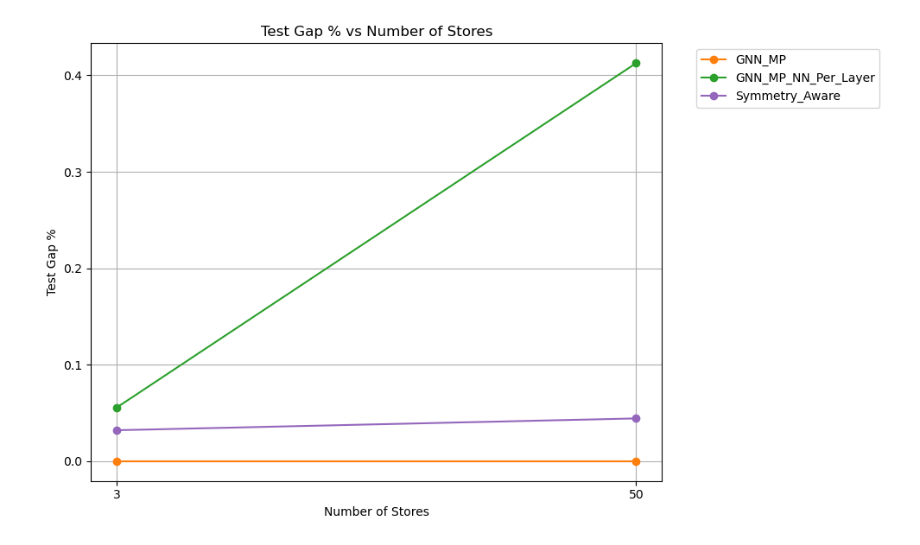
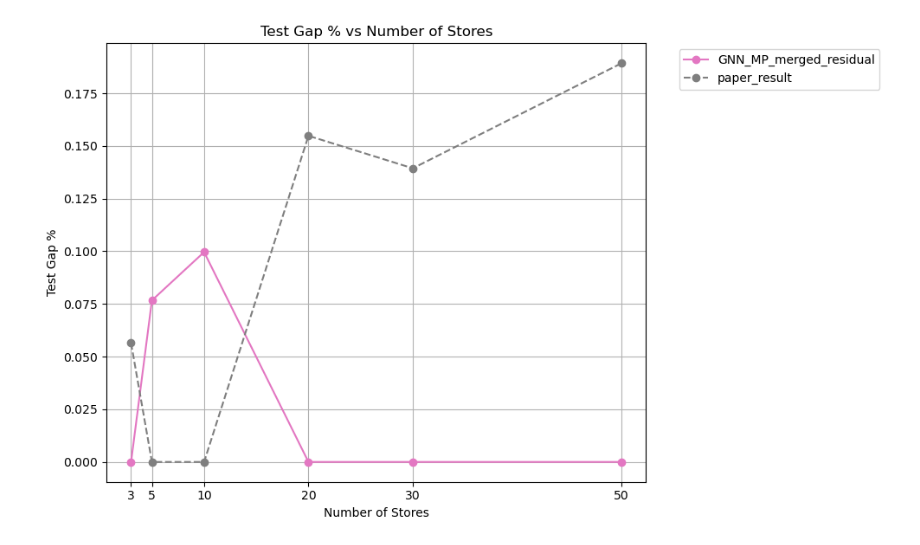
Before and after one commit to minuk302/Neural_inventory_control, a Jupyter notebook: analysis/ray_generic_architecture.ipynb, the cells around one changed output. Cells and saved outputs as stored; diff of their text form; code cells hidden in the pictures.

```diff
--- a/analysis/ray_generic_architecture.ipynb
+++ b/analysis/ray_generic_architecture.ipynb
@@ -128,29 +128,23 @@ def collect_data_and_plot(df, test_mode, setting_name, underage_cost):
 # %%
 # Define color scheme for architecture types
 color_scheme = {
-    "Symmetry_Aware": "#9467bd",  # Purple
-    "GNN_MP": "#ff7f0e",  # Orange
-    "GNN_MP_NN_Per_Layer": "#2ca02c",  # Green
+    "GNN_MP_merged_residual": "#e377c2",  # Pink
+    "paper_result": "#7f7f7f"  # Gray
 }
 
 linestyle_scheme = {
-    "Symmetry_Aware": "-",  # Solid
-    "GNN_MP": "-",  # Solid
-    "GNN_MP_NN_Per_Layer": "-",  # Solid
+    "GNN_MP_merged_residual": "-",  # Solid
+    "paper_result": "--"  # Dashed
 }
 
 testset_name = "generic_architecture"
-symmetry_aware_paths = {
-    3: f'/user/ml4723/Prj/NIC/ray_results/{testset_name}/symmetry_aware/3',
-    50: f'/user/ml4723/Prj/NIC/ray_results/{testset_name}/symmetry_aware/50'
-}
-gnn_mp_paths = {
-    3: f'/user/ml4723/Prj/NIC/ray_results/{testset_name}/GNN_MP/3',
-    50: f'/user/ml4723/Prj/NIC/ray_results/{testset_name}/GNN_MP/50'
-}
-gnn_mp_nn_per_layer_paths = {
-    3: f'/user/ml4723/Prj/NIC/ray_results/{testset_name}/GNN_MP_NN_Per_Layer/3',
-    50: f'/user/ml4723/Prj/NIC/ray_results/{testset_name}/GNN_MP_NN_Per_Layer/50'
+gnn_mp_merged_residual_paths = {
+    3: f'/user/ml4723/Prj/NIC/ray_results/{testset_name}/GNN_MP_merged_residual/3',
+    5: f'/user/ml4723/Prj/NIC/ray_results/{testset_name}/GNN_MP_merged_residual/5',
+    10: f'/user/ml4723/Prj/NIC/ray_results/{testset_name}/GNN_MP_merged_residual/10',
+    20: f'/user/ml4723/Prj/NIC/ray_results/{testset_name}/GNN_MP_merged_residual/20',
+    30: f'/user/ml4723/Prj/NIC/ray_results/{testset_name}/GNN_MP_merged_residual/30',
+    50: f'/user/ml4723/Prj/NIC/ray_results/{testset_name}/GNN_MP_merged_residual/50'
 }
 
 def custom_data_filler(out_row, reference_row):
@@ -164,32 +158,28 @@ pick_row_from_run_by = 'test_loss'
 
 results_interpretor = rri.RayResultsinterpreter()
 
-# Symmetry aware
-df_symmetry_aware = results_interpretor.make_table(symmetry_aware_paths,
-    {'store_orders_for_warehouse': False, 'omit_context_from_store_input': False},
+# GNN MP merged residual
+df_gnn_mp_merged_residual = results_interpretor.make_table(gnn_mp_merged_residual_paths,
+    {'samples': [1,2,3]},
     default_condition_setter, custom_data_filler, sort_by=sort_by, pick_row_from_run_by=pick_row_from_run_by)
-df_symmetry_aware.insert(2, 'Architecture Class', "Symmetry_Aware")
-df_symmetry_aware.insert(1, 'hyperparam_name', "symmetry_aware")
+df_gnn_mp_merged_residual.insert(2, 'Architecture Class', "GNN_MP_merged_residual")
+df_gnn_mp_merged_residual.insert(1, 'hyperparam_name', "GNN_MP_merged_residual")
 
-# GNN MP
-df_gnn_mp = results_interpretor.make_table(gnn_mp_paths,
-    {},
-    default_condition_setter, custom_data_filler, sort_by=sort_by, pick_row_from_run_by=pick_row_from_run_by)
-df_gnn_mp.insert(2, 'Architecture Class', "GNN_MP")
-df_gnn_mp.insert(1, 'hyperparam_name', "GNN_MP")
-
-# GNN MP NN Per Layer
-df_gnn_mp_nn_per_layer = results_interpretor.make_table(gnn_mp_nn_per_layer_paths,
-    {},
-    default_condition_setter, custom_data_filler, sort_by=sort_by, pick_row_from_run_by=pick_row_from_run_by)
-df_gnn_mp_nn_per_layer.insert(2, 'Architecture Class', "GNN_MP_NN_Per_Layer")
-df_gnn_mp_nn_per_layer.insert(1, 'hyperparam_name', "GNN_MP_NN_Per_Layer")
+# Create paper results dataframe
+paper_data = []
+for n_stores, test_loss in {3: 5.61, 5: 5.24, 10: 5.71, 20: 5.82, 30: 5.55, 50: 5.36}.items():
+    row = {
+        '# of stores': n_stores,
+        'Architecture Class': 'paper_result',
+        'Test Loss': test_loss
+    }
+    paper_data.append(row)
+df_paper = pd.DataFrame(paper_data)
 
 # Combine dataframes
 df = pd.concat([
-    df_symmetry_aware,
-    df_gnn_mp,
-    df_gnn_mp_nn_per_layer
+    df_gnn_mp_merged_residual,
+    df_paper
 ])
 
 min_test_loss = df.groupby(['# of stores'])['Test Loss'].transform('min')
@@ -202,7 +192,25 @@ if '# of runs' in df.columns:
     df['# of runs'] = runs_col
 
 df_to_print = df.copy()
-columns_to_drop = ['path', 'Learning Rate', 'include_context_for_warehouse_input', 'hyperparam_name', 'store_orders_for_warehouse', 'omit_context_from_store_input']
+# Calculate mean and variance of test loss grouped by # of stores and architecture class
+variance_df = df_to_print.groupby(['# of stores', 'Architecture Class'])['Test Loss'].agg(['mean', 'var']).reset_index()
+variance_df.columns = ['# of stores', 'Architecture Class', 'Mean Test Loss', 'Test Loss Variance']
+
+# Round variance to 6 decimal places
+variance_df['Test Loss Variance'] = variance_df['Test Loss Variance'].round(6)
+variance_df['Mean Test Loss'] = variance_df['Mean Test Loss'].round(6)
+
+# Merge mean and variance back into main dataframe
+df_to_print = df_to_print.merge(
+    variance_df[['# of stores', 'Architecture Class', 'Mean Test Loss', 'Test Loss Variance']],
+    on=['# of stores', 'Architecture Class'],
+    how='left'
+)
+
+# Keep only the row with minimum test loss for each combination of '# of stores' and 'Architecture Class'
+df_to_print = df_to_print.loc[df_to_print.groupby(['# of stores', 'Architecture Class'])['Test Loss'].idxmin()]
+
+columns_to_drop = ['path', 'samples', 'Learning Rate', 'include_context_for_warehouse_input', '# of runs', 'hyperparam_name', 'store_orders_for_warehouse']
 df_to_print.drop(columns=[col for col in columns_to_drop if col in df_to_print.columns], inplace=True)
 print(df_to_print.to_string())
 
@@ -210,7 +218,7 @@ print(df_to_print.to_string())
 fig, ax = plt.subplots(figsize=(10, 6))
 
 # Create pivot table
-pivot_df = df.groupby(['# of stores', 'Architecture Class'])['Test Gap %'].mean().unstack()
+pivot_df = df.groupby(['# of stores', 'Architecture Class'])['Test Gap %'].min().unstack()
 
 # Plot lines for each architecture
 for column in pivot_df.columns:
@@ -240 +254 @@ plt.show()
-[figure, old version]
+[figure, new version]
```
Also changed, not shown: parts of 2 cells of this notebook, 35 other files.
